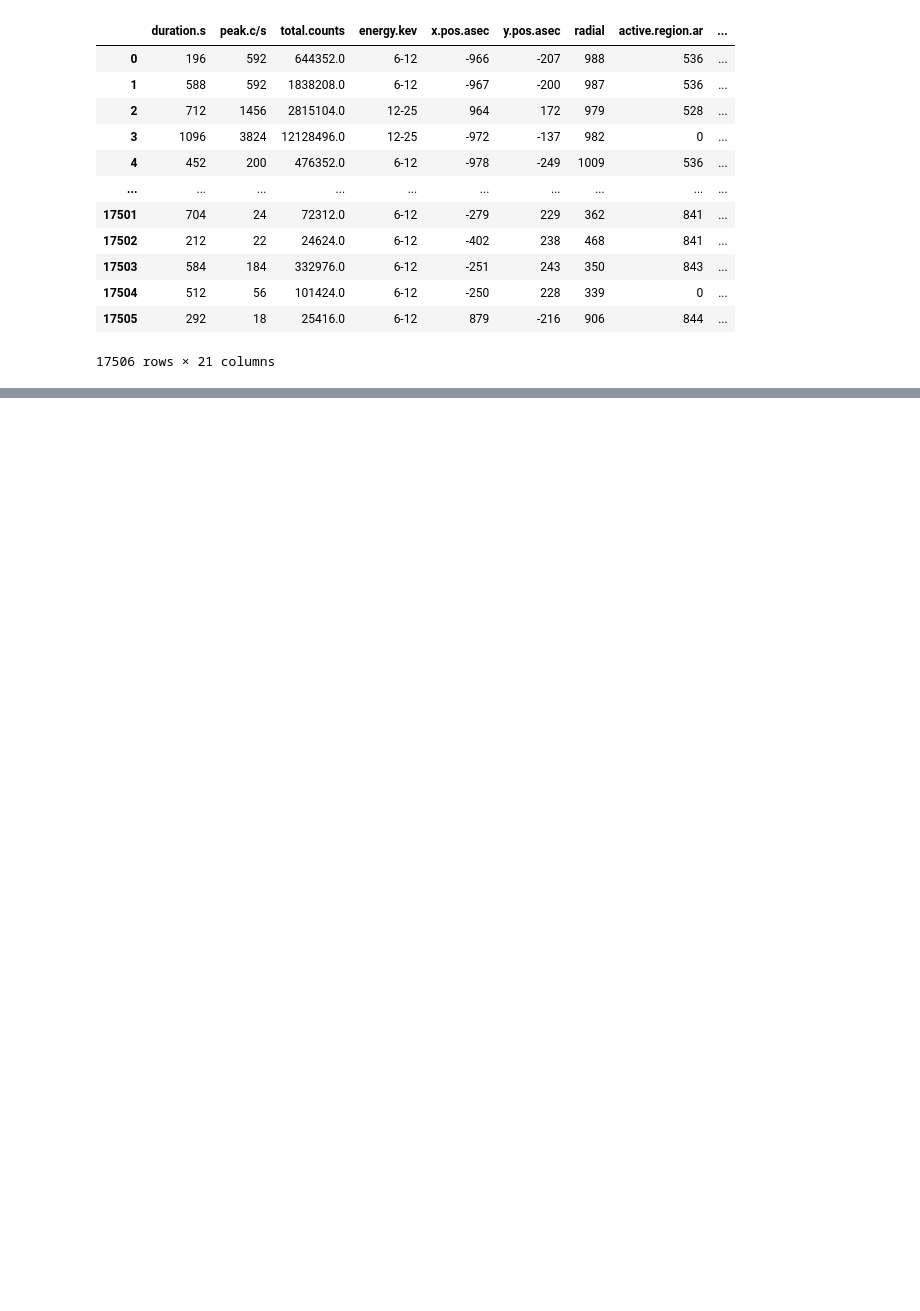
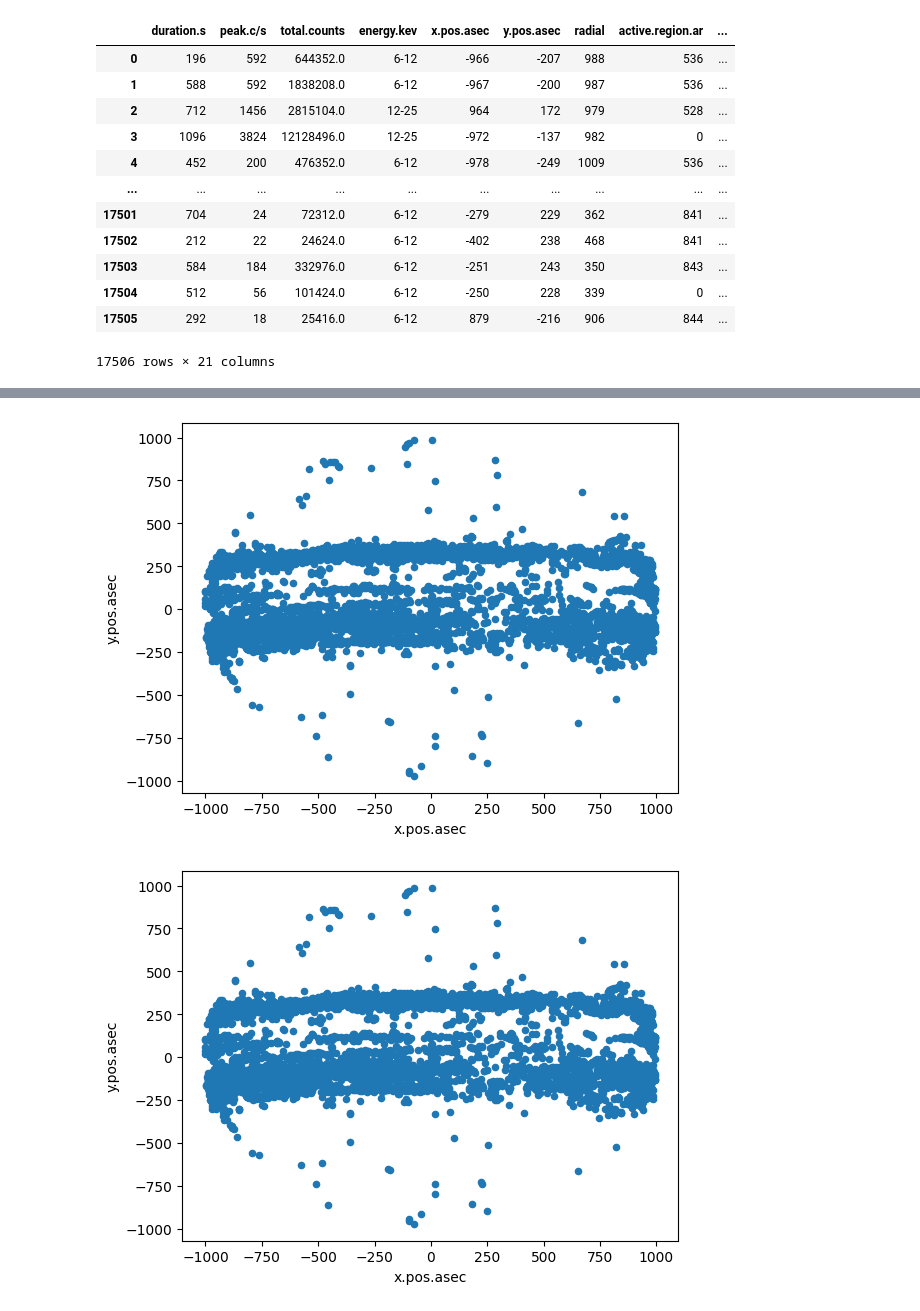
Before and after one commit to MEmshousen02/HeliosProjectDS, a Jupyter notebook: Main.ipynb, the cells around one changed output, grey strips where cells are left out. Cells and saved outputs as stored; diff of their text form; code cells hidden in the pictures; blank space fills up the shorter version.

Commit message:
Update that plots x and y points

```diff
--- a/Main.ipynb
+++ b/Main.ipynb
@@ -112,0 +61,12 @@ display(dataframes[4])
+# %%
+#plot data in xy coordinates
+scatter = dataframes[0].plot.scatter(x="x.pos.asec", y="y.pos.asec")
+plt.show(scatter)
+
+#create for loop to make graphs for all batches
+for df in dataframes:
+    scatter = df.plot.scatter(x="x.pos.asec", y="y.pos.asec")
+    plt.show(scatter)
+# %% [output]
+[figure, added]
+[figure, added]
```
Also changed, not shown: parts of 4 cells of this notebook.
